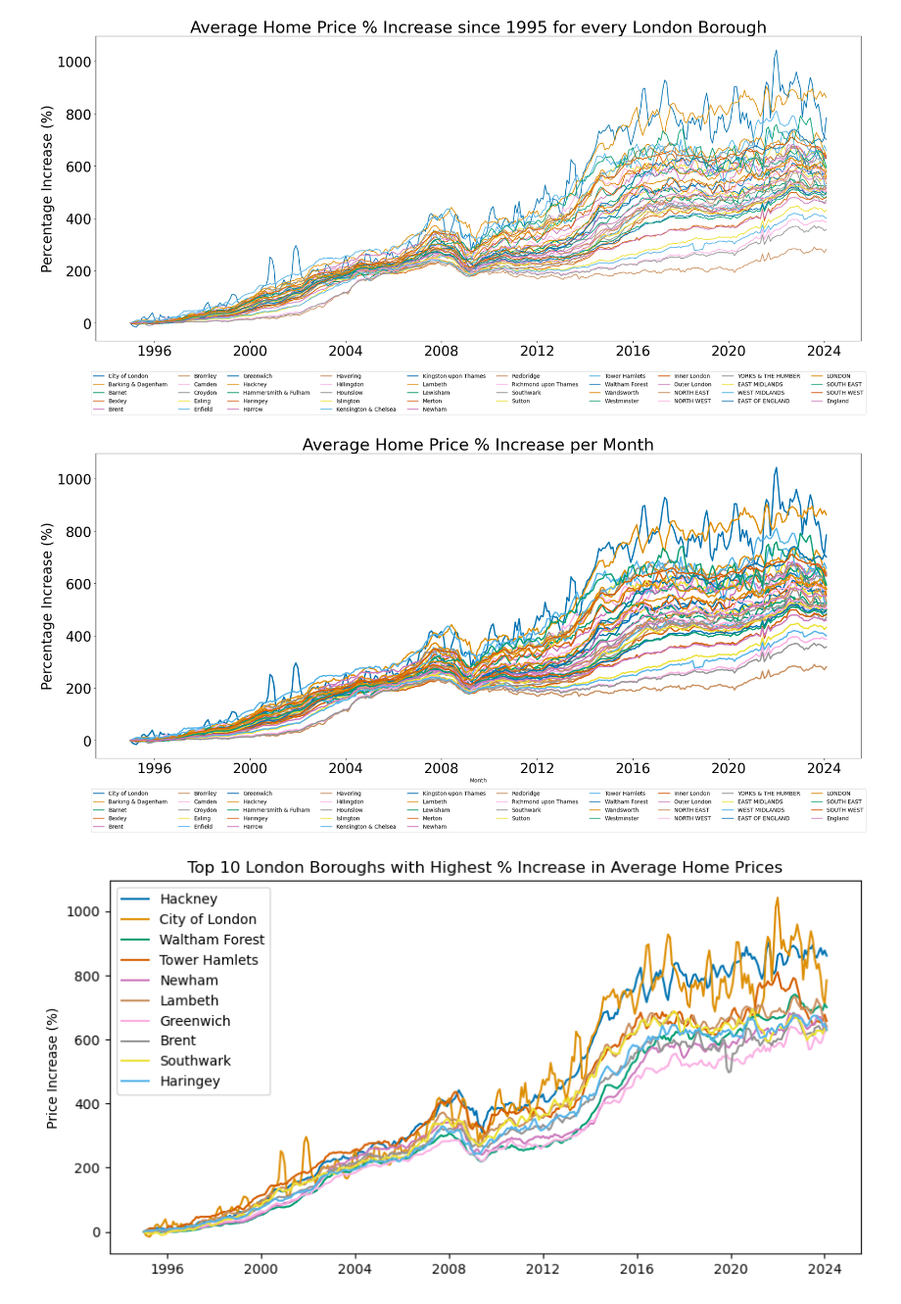
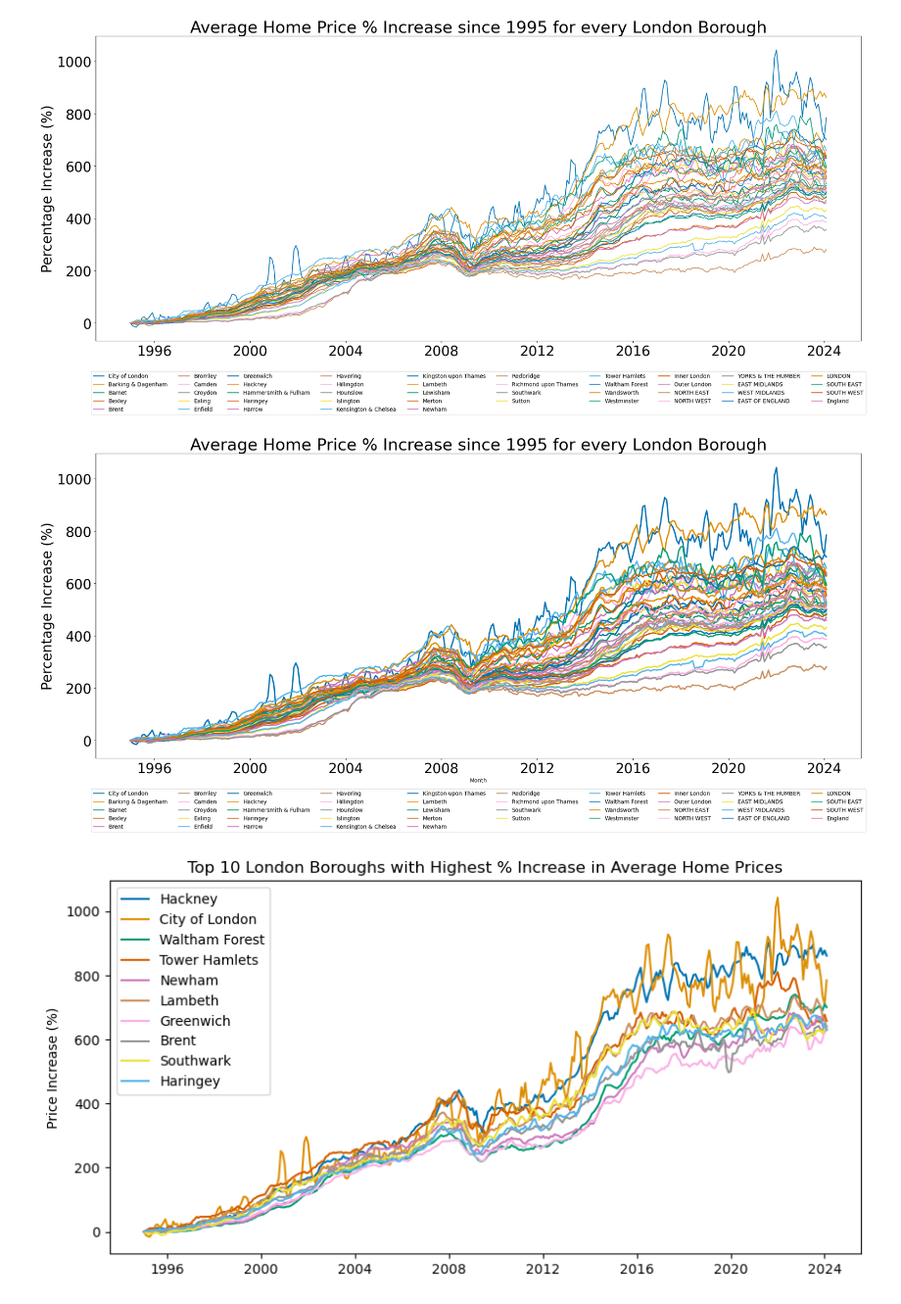
Before and after one commit to MSVWalker/Springboard, a Jupyter notebook: London_Housing/Unit_4_Challenge_Tier3.ipynb, the cells around one changed output. Shown at 98% size. Drawn from its saved outputs; the diff is of its cells as text; code cells hidden in the pictures.

```diff
--- a/London_Housing/Unit_4_Challenge_Tier3.ipynb
+++ b/London_Housing/Unit_4_Challenge_Tier3.ipynb
@@ -388,21 +388,21 @@ plt.show()
 # %%
 #Using seaborn based on taking the datacamp's seaborn module. It's much easier than using the for loop. Impressive that it knows to take each Borough and graph the associated values.
 import seaborn as sns
 
 sns.set_palette('colorblind', 100)
 plt.figure(figsize=(25,10))
 
 sns.lineplot(data=df1, x='Month', y='PercentageIncrease', hue='Borough', lw=2.5)
 
 plt.ylabel('Percentage Increase (%)', fontsize=25)
-plt.title('Average Home Price % Increase per Month', fontsize=30)
+plt.title('Average Home Price % Increase since 1995 for every London Borough', fontsize=30)
 plt.xticks(fontsize=25)
 plt.yticks(fontsize=25)
 plt.legend(loc='lower center', ncol=10, bbox_to_anchor=(0.5, -0.25), fontsize=10)
 
 plt.show()
 # %% [output]
-[figure, old version]
+[figure, new version]
 # %%
 #Create a new DF that will organize the top 10 boroughs with the highest % increase at the most current month.
 df_top10 = df1[:]
```
